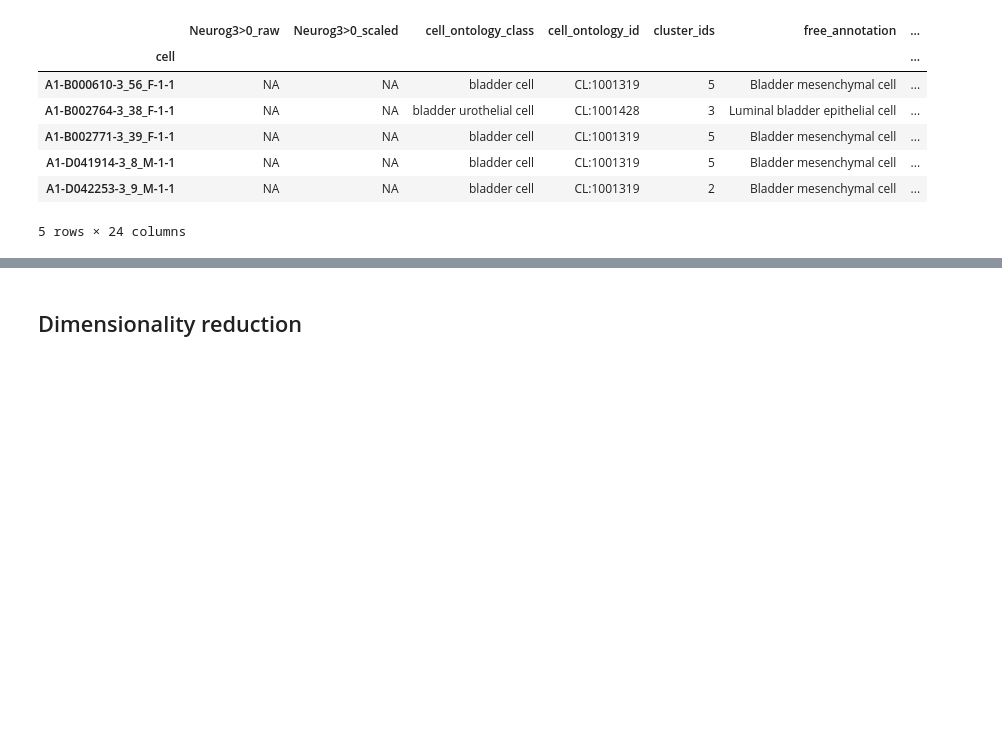
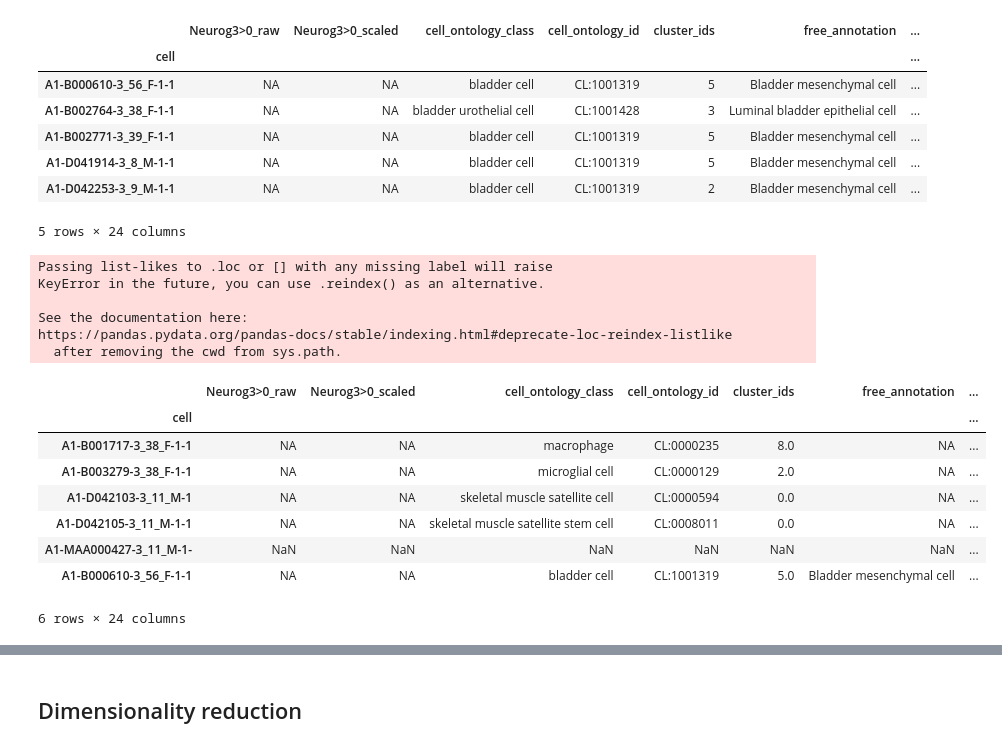
Before and after one commit to czbiohub/kh-analysis, a Jupyter notebook: notebooks/tm_k31_no_abundance.ipynb, the cells around one changed output, grey strips where cells are left out. Cells and saved outputs as stored; diff of their text form; code cells hidden in the pictures; blank space fills up the shorter version.

```diff
--- a/notebooks/tm_k31_no_abundance.ipynb
+++ b/notebooks/tm_k31_no_abundance.ipynb
@@ -96,3 +96,24 @@ annotations.head()
 | A1-D041914-3_8_M-1-1 | NA | NA | bladder cell | CL:1001319 | 5 | Bladder mesenchymal cell | ... |
 | A1-D042253-3_9_M-1-1 | NA | NA | bladder cell | CL:1001319 | 2 | Bladder mesenchymal cell | ... |
 5 rows × 24 columns
+# %%
+cells = ['A1-B001717-3_38_F-1-1', 'A1-B003279-3_38_F-1-1', 'A1-D042103-3_11_M-1', 'A1-D042105-3_11_M-1-1', 'A1-MAA000427-3_11_M-1-',
+         'A1-B000610-3_56_F-1-1']
+
+annotations.loc[cells]
+# %% [output]
+Passing list-likes to .loc or [] with any missing label will raise
+KeyError in the future, you can use .reindex() as an alternative.
+
+See the documentation here:
+https://pandas.pydata.org/pandas-docs/stable/indexing.html#deprecate-loc-reindex-listlike
+  after removing the cwd from sys.path.
+|  | Neurog3>0_raw | Neurog3>0_scaled | cell_ontology_class | cell_ontology_id | cluster_ids | free_annotation | ... |
+| cell |  |  |  |  |  |  | ... |
+| A1-B001717-3_38_F-1-1 | NA | NA | macrophage | CL:0000235 | 8.0 | NA | ... |
+| A1-B003279-3_38_F-1-1 | NA | NA | microglial cell | CL:0000129 | 2.0 | NA | ... |
+| A1-D042103-3_11_M-1 | NA | NA | skeletal muscle satellite cell | CL:0000594 | 0.0 | NA | ... |
+| A1-D042105-3_11_M-1-1 | NA | NA | skeletal muscle satellite stem cell | CL:0008011 | 0.0 | NA | ... |
+| A1-MAA000427-3_11_M-1- | NaN | NaN | NaN | NaN | NaN | NaN | ... |
+| A1-B000610-3_56_F-1-1 | NA | NA | bladder cell | CL:1001319 | 5.0 | Bladder mesenchymal cell | ... |
+6 rows × 24 columns
```
Also changed, not shown: parts of 1 cell of this notebook, 51 other files.
